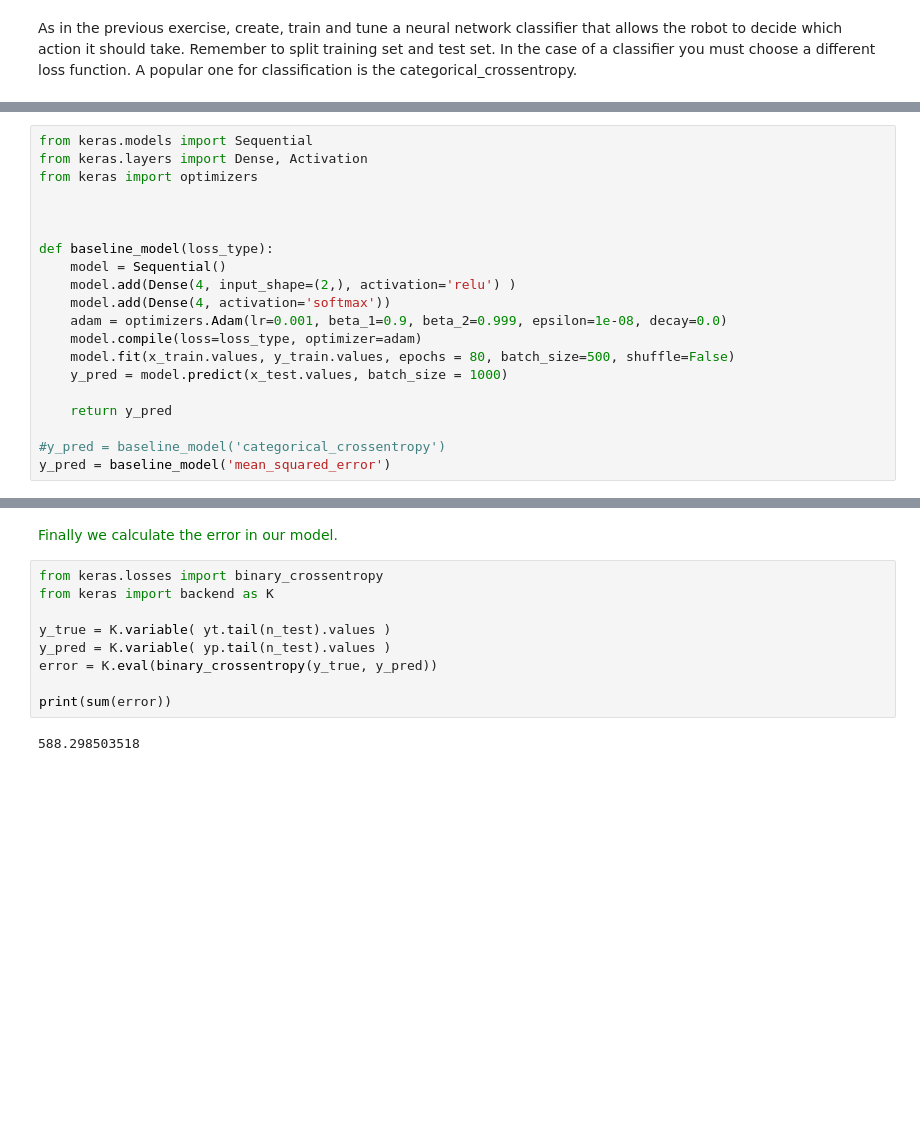
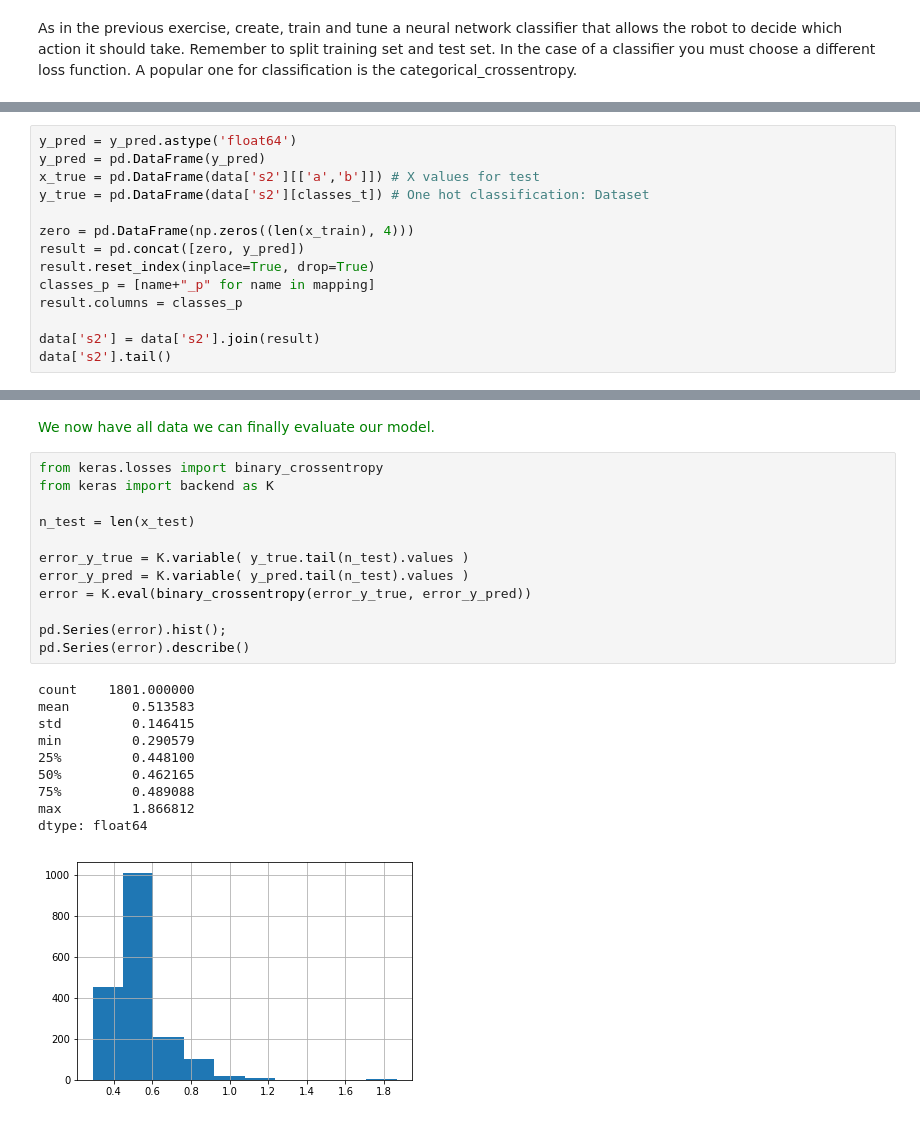
Before and after one commit to christianbillp/python, a Jupyter notebook: notebooks/31380/Exc_14_building_models.ipynb, the cells around one changed output, grey strips where cells are left out. Cells and saved outputs as stored; diff of their text form; blank space fills up the shorter version.

```diff
--- a/notebooks/31380/Exc_14_building_models.ipynb
+++ b/notebooks/31380/Exc_14_building_models.ipynb
@@ -332,20 +328,0 @@ Epoch 80/80
-# %%
-from keras.models import Sequential
-from keras.layers import Dense, Activation
-from keras import optimizers
-
-
-
-def baseline_model(loss_type):
-    model = Sequential()
-    model.add(Dense(4, input_shape=(2,), activation='relu') )
-    model.add(Dense(4, activation='softmax'))
-    adam = optimizers.Adam(lr=0.001, beta_1=0.9, beta_2=0.999, epsilon=1e-08, decay=0.0)
-    model.compile(loss=loss_type, optimizer=adam)
-    model.fit(x_train.values, y_train.values, epochs = 80, batch_size=500, shuffle=False)
-    y_pred = model.predict(x_test.values, batch_size = 1000)
-
-    return y_pred
-
-#y_pred = baseline_model('categorical_crossentropy')
-y_pred = baseline_model('mean_squared_error')
@@ -395,0 +333,14 @@ pred.tail()
+# %%
+y_pred = y_pred.astype('float64')
+y_pred = pd.DataFrame(y_pred)
+x_true = pd.DataFrame(data['s2'][['a','b']]) # X values for test
+y_true = pd.DataFrame(data['s2'][classes_t]) # One hot classification: Dataset
+
+zero = pd.DataFrame(np.zeros((len(x_train), 4)))
+result = pd.concat([zero, y_pred])
+result.reset_index(inplace=True, drop=True)
+classes_p = [name+"_p" for name in mapping]
+result.columns = classes_p
+
+data['s2'] = data['s2'].join(result)
+data['s2'].tail()
@@ -396,18 +354,30 @@ pred.tail()
 # %% [markdown]
 <font color='green'>
-Finally we calculate the error in our model.
+We now have all data we can finally evaluate our model.
 </font>
 # %%
 from keras.losses import binary_crossentropy
 from keras import backend as K
 
-y_true = K.variable( yt.tail(n_test).values )
-y_pred = K.variable( yp.tail(n_test).values )
-error = K.eval(binary_crossentropy(y_true, y_pred))
+n_test = len(x_test)
 
-print(sum(error))
+error_y_true = K.variable( y_true.tail(n_test).values )
+error_y_pred = K.variable( y_pred.tail(n_test).values )
+error = K.eval(binary_crossentropy(error_y_true, error_y_pred))
+
+pd.Series(error).hist();
+pd.Series(error).describe()
 # %% [output]
-588.298503518
+count    1801.000000
+mean        0.513583
+std         0.146415
+min         0.290579
+25%         0.448100
+50%         0.462165
+75%         0.489088
+max         1.866812
+dtype: float64
+[figure, added]
 # %%
 ### Calculate model score - unused for now
 '''
```
Also changed, not shown: parts of 33 cells of this notebook.
